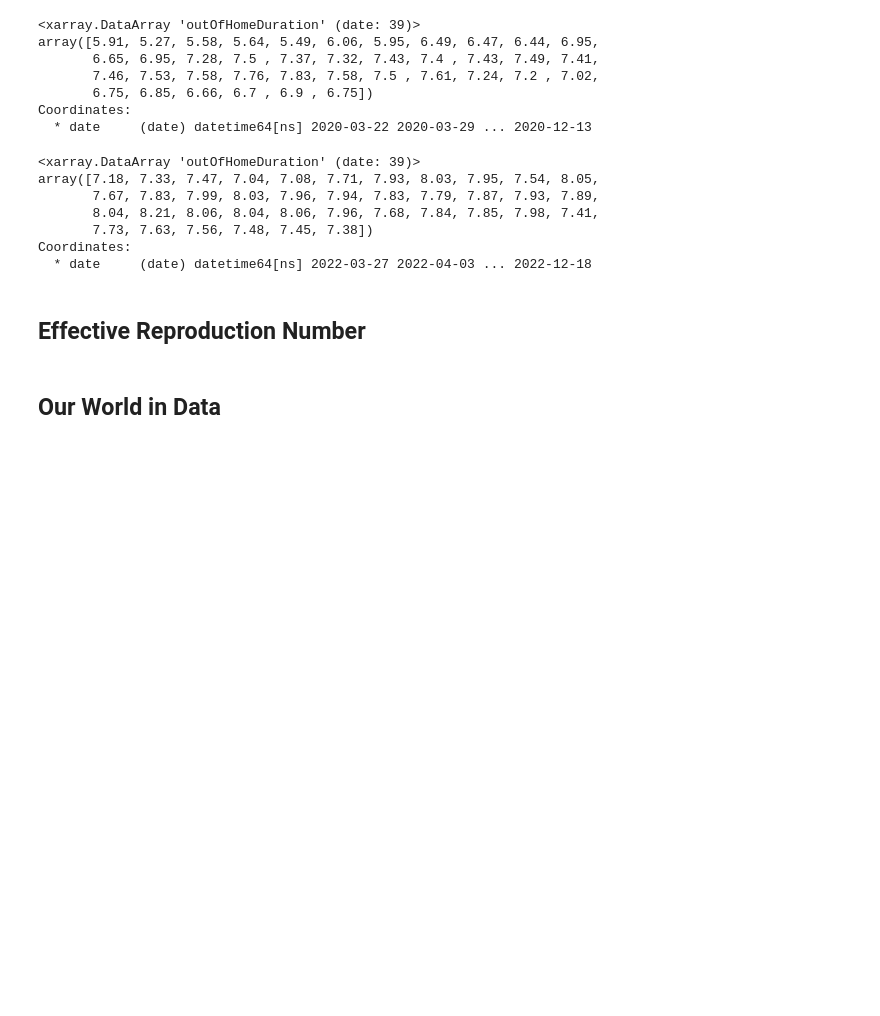
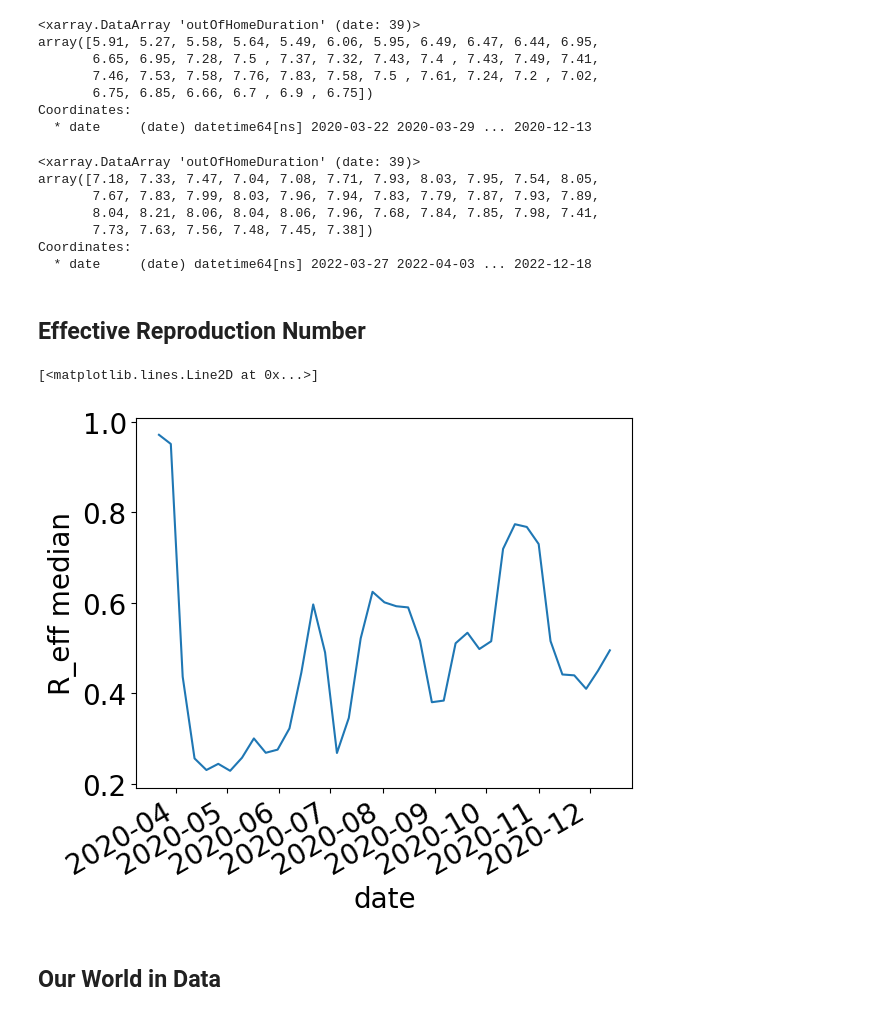
Before and after one commit to Priesemann-Group/mobility_inference, a Jupyter notebook: input_data_analysis.ipynb, the cells around one changed output. Drawn from its saved outputs; the diff is of its cells as text; code cells hidden in the pictures; blank space fills up the shorter version.

```diff
--- a/input_data_analysis.ipynb
+++ b/input_data_analysis.ipynb
@@ -143,11 +170,14 @@ R_df = pd.read_csv(path_R, index_col=1, parse_dates=True)
 # %%
 # weekly average placed on Sunday
 df = utils.weekly_formatting(R_df, mobility_dates_2020)
 df = utils.transform_data(df["R_eff median"])
 R_data = df.to_xarray()
 
 # plot R data
-#R_data.plot()
+R_data.plot()
+# %% [output]
+[<matplotlib.lines.Line2D at 0x...>]
+[figure, added]
 # %% [markdown]
 ## Our World in Data
 # %%
```
Also changed, not shown: parts of 21 cells of this notebook, 14 other files.
